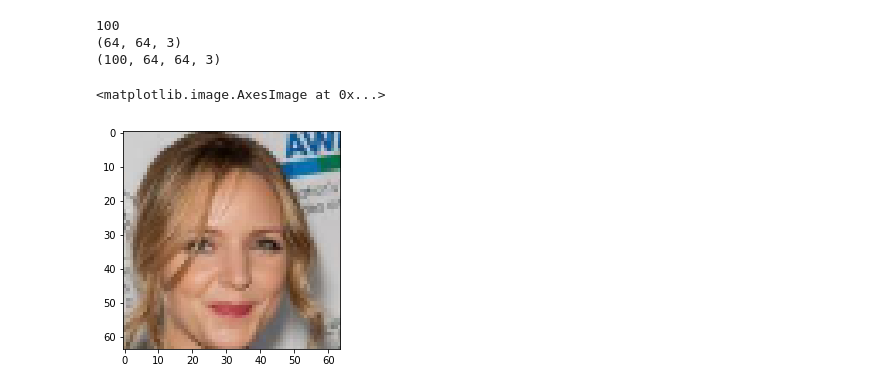
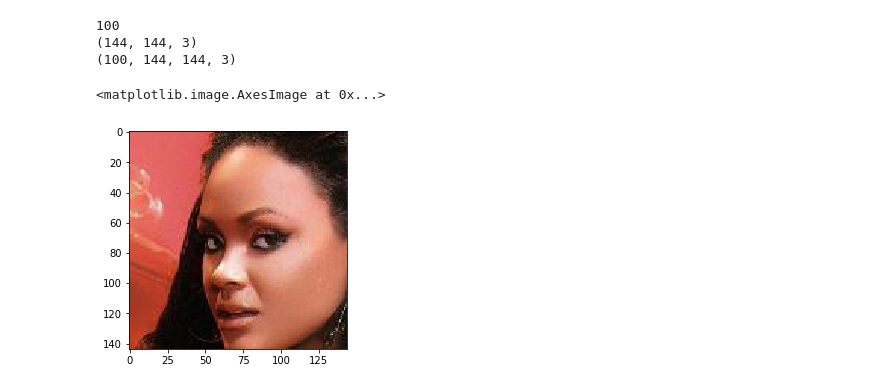
Before and after one commit to harinik/mlexperiments, a Jupyter notebook: CADL - intro.ipynb, the cells around one changed output. Cells and saved outputs as stored; diff of their text form; code cells hidden in the pictures.

```diff
--- a/CADL - intro.ipynb
+++ b/CADL - intro.ipynb
@@ -73,9 +73,7 @@ def preprocess_images(imgdir):
         sq = crop_to_square(img)
         # crop a certain percent of the image
         crop = crop_keep_aspect(sq, 0.2)
-        # resize to 64x64
-        rsz = resize(crop, (64, 64))
-        imgs.append(rsz)
+        imgs.append(crop)
     return imgs
 # %%
 # download and preprocess all images and hold the data in a numpy array
@@ -87,11 +85,12 @@ print(imgs[0].shape)
 print(data.shape)
 # %% [output]
 100
-(64, 64, 3)
-(100, 64, 64, 3)
+(144, 144, 3)
+(100, 144, 144, 3)
 # %%
 # display a random image in the set
-plt.imshow(imgs[np.random.randint(100)])
+i = imgs[np.random.randint(100)]
+plt.imshow(i)
 # %% [output]
 <matplotlib.image.AxesImage at 0x...>
-[figure, old version]
+[figure, new version]
```
Also changed, not shown: parts of 7 cells of this notebook.
